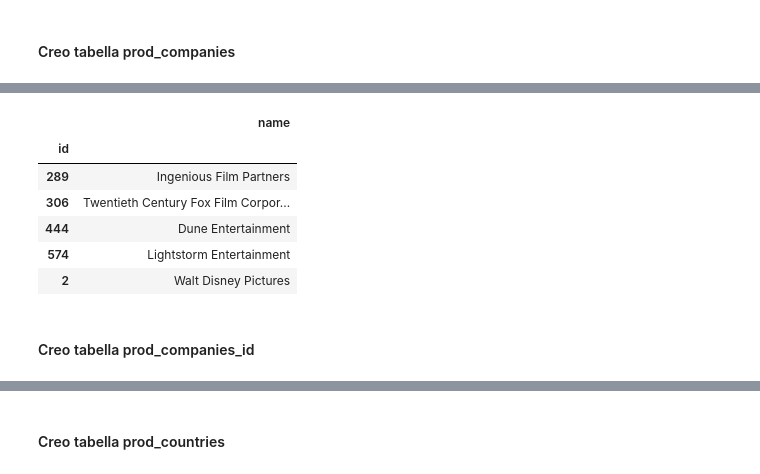
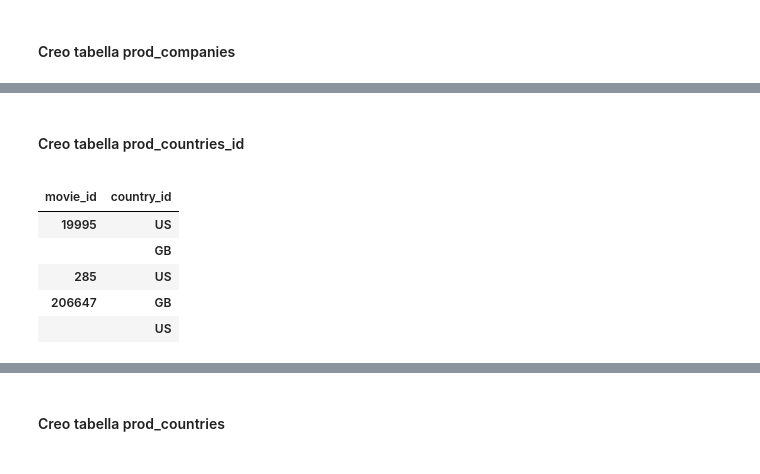
Before and after one commit to silviasantamaria/computerscience, a Jupyter notebook: NUOVO_PROJECT.ipynb, the cells around one changed output, grey strips where cells are left out. Saved outputs shown, nothing was run; the diff lists cells and outputs as text; code cells hidden in the pictures.

```diff
--- a/NUOVO_PROJECT.ipynb
+++ b/NUOVO_PROJECT.ipynb
@@ -104,12 +126,8 @@ movie_id.head(2)
 # %% [markdown]
 #### Creo tabella genere
 # %%
-genere=pd.DataFrame()
-for film in list(range(0,len(movies['genres']))):
-    tabjson=pd.read_json(movies['genres'][film])
-    genere=pd.concat([genere, tabjson])
-genere = genere.set_index(['id'])
-genere= genere.drop_duplicates() #per eliminare le righe duplicate
+genere = genere.set_index(['gender_id'])
+genere = genere.drop_duplicates() #per eliminare le righe duplicate
 genere.head()
 # %% [output]
 |  | name |
@@ -144,9 +177,12 @@ genere_id.head()
 # %%
-keywords=pd.DataFrame()
-for film in list(range(0,len(movies['keywords']))):
-    tabjson=pd.read_json(movies['keywords'][film])
-    keywords=pd.concat([keywords, tabjson])
-keywords = keywords.set_index(['id'])
-keywords = keywords.drop_duplicates()
-keywords.head()
+prod_companies_id = pd.DataFrame()
+for film in list(range(0,len(movies['production_companies']))):
+    tabjson = pd.read_json(movies['production_companies'][film])
+    idfilm = movies['id'][film]
+    tabjson['movie_id'] = idfilm
+    prod_companies_id = pd.concat([prod_companies_id, tabjson])
+prod_companies_id = prod_companies_id.rename(index=str, columns={'id': 'company_id'})
+prod_companies = prod_companies_id[['company_id', 'name']]
+prod_companies_id = prod_companies_id[['movie_id', 'company_id']].set_index(['movie_id', 'company_id'])
+prod_companies_id.head()
 # %% [output]
@@ -182,18 +210,21 @@ keywords_id.head()
+# %% [markdown]
+#### Creo tabella prod_countries_id
 # %%
-prod_companies=pd.DataFrame()
-for film in list(range(0,len(movies['production_companies']))):
-    tabjson=pd.read_json(movies['production_companies'][film])
-    prod_companies=pd.concat([prod_companies, tabjson])
-prod_companies = prod_companies.set_index(['id'])
-prod_companies = prod_companies.drop_duplicates()
-prod_companies.head()
+prod_countries_id = pd.DataFrame()
+for film in list(range(0,len(movies['production_countries']))):
+    tabjson = pd.read_json(movies['production_countries'][film])
+    idfilm = movies['id'][film]
+    tabjson['movie_id'] = idfilm
+    prod_countries_id = pd.concat([prod_countries_id, tabjson])
+prod_countries_id = prod_countries_id.rename(index=str, columns={'iso_3166_1': 'country_id'})
+prod_countries = prod_countries_id[['country_id', 'name']]
+prod_countries_id = prod_countries_id[['movie_id', 'country_id']].set_index(['movie_id', 'country_id'])
+prod_countries_id.head()
 # %% [output]
-|  | name |
-| id |  |
-| 289 | Ingenious Film Partners |
-| 306 | Twentieth Century Fox Film Corpor... |
-| 444 | Dune Entertainment |
-| 574 | Lightstorm Entertainment |
-| 2 | Walt Disney Pictures |
+|  |  |
+| movie_id | country_id |
+| 19995 | US |
+|  | GB |
+| 285 | US |
+| 206647 | GB |
+|  | US |
-# %% [markdown]
-#### Creo tabella prod_companies_id
```
Also changed, not shown: parts of 29 cells of this notebook.
